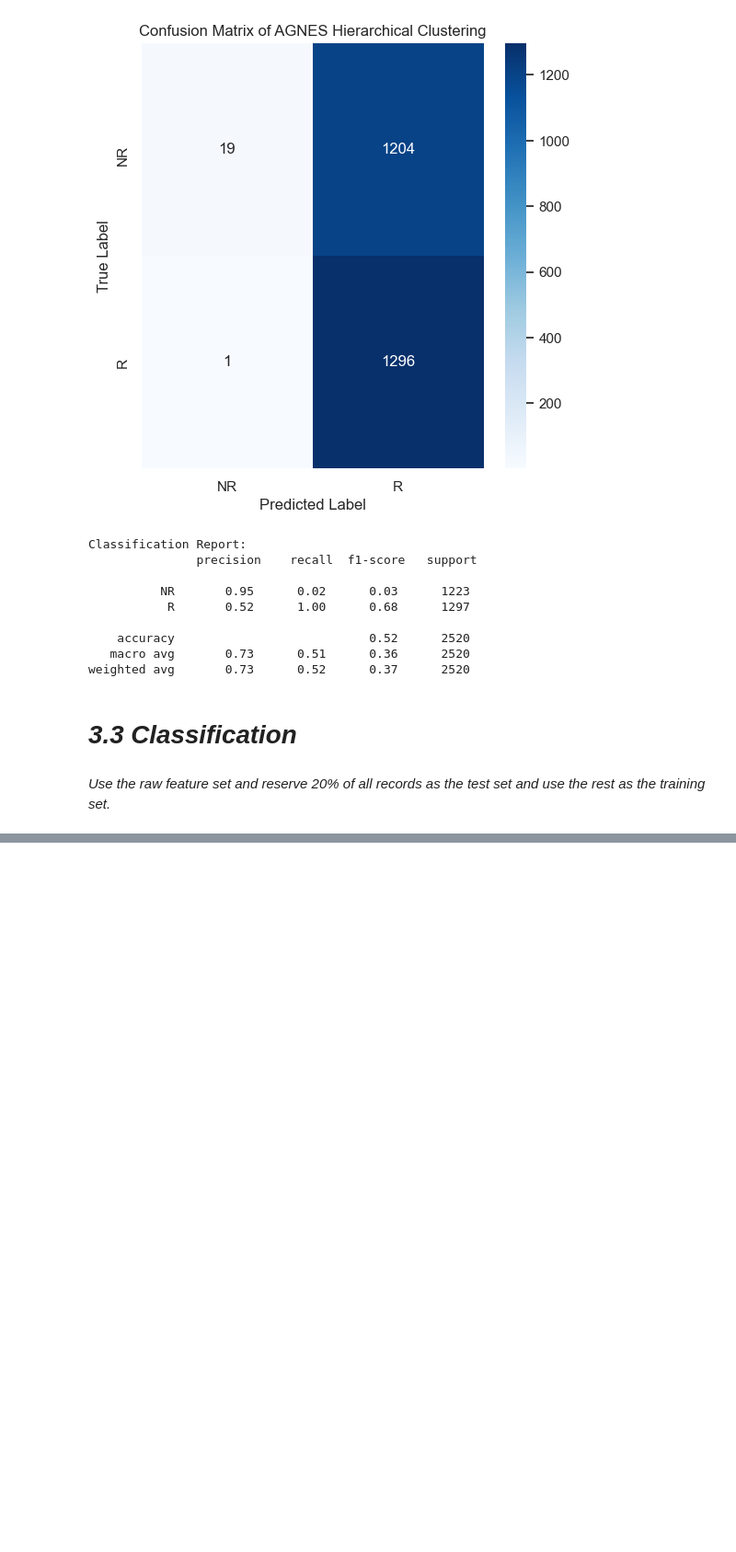
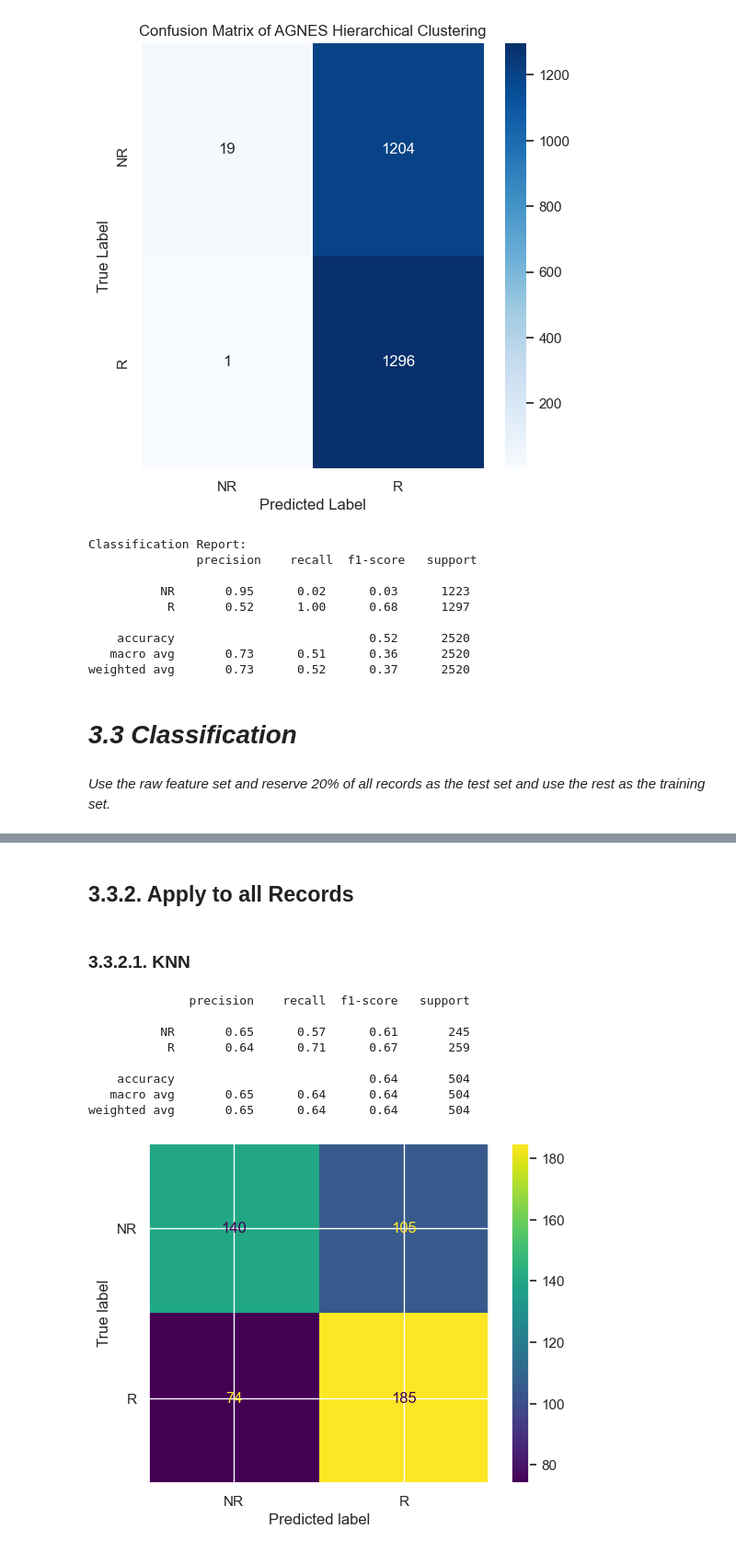
Before and after one commit to MengqiLI0907/Advanced-Spatial-Analysis, a Jupyter notebook: Assignment1.ipynb, the cells around one changed output, grey strips where cells are left out. Shown at 92% size. Saved outputs shown, nothing was run; the diff lists cells and outputs as text; code cells hidden in the pictures; blank space fills up the shorter version.

```diff
--- a/Assignment1.ipynb
+++ b/Assignment1.ipynb
@@ -927,0 +765,5 @@ NameError: name 'results_ann' is not defined
+# %%
+# Feature scaling (important for kNN and ANN)
+scaler = StandardScaler()
+X_train_scaled = scaler.fit_transform(X_train)
+X_test_scaled = scaler.transform(X_test)
@@ -927,0 +812,24 @@ NameError: name 'results_ann' is not defined
+# %%
+# Setup K-Fold
+kfold = KFold(n_splits=10, shuffle=True, random_state=42)
+
+# Dictionary to store best estimators
+best_estimators = {}
+
+# Process each model
+for name, (model, params) in models_params.items():
+    print(f"Processing {name}...")
+    starttime = time.time()
+    clf = GridSearchCV(estimator=model, param_grid=params, cv=kfold, scoring='accuracy', n_jobs=-1)
+    clf.fit(X_train_scaled, y_train)
+    best_estimators[name] = clf.best_estimator_
+    print(f"Best parameters for {name}: {clf.best_params_}")
+    print(f"Best cross-validation accuracy: {clf.best_score_:.2f}")
+    # Check for overfitting
+    train_score = accuracy_score(y_train, clf.predict(X_train_scaled))
+    test_score = accuracy_score(y_test, clf.predict(X_test_scaled))
+    endtime = time.time()
+    process_duration = endtime - starttime
+    print(f"Training score: {train_score:.2f}, Test score: {test_score:.2f}")
+    print(f"Process duration: {process_duration:.2f} seconds")
+    print('----------------------------------------------------------------------')
@@ -927,0 +854,2 @@ NameError: name 'results_ann' is not defined
+# %% [markdown]
+## **3.3.2. Apply to all Records**
@@ -927,0 +858,24 @@ NameError: name 'results_ann' is not defined
+# %% [markdown]
+### **3.3.2.1. KNN**
+# %%
+# Set up the KNN classifier
+knn_cls = KNeighborsClassifier(algorithm='auto', n_neighbors= 7, weights= 'uniform')
+knn_cls.fit(X_train_scaled, y_train)
+knn_cls.score(X_test_scaled, y_test)
+# make prediction given new unlabeled data (test set)
+y_pred_knn = knn_cls.predict(X_test_scaled)
+cm = confusion_matrix(y_test, y_pred_knn, labels=knn_cls.classes_)
+# visualize the confusion matrix
+disp = ConfusionMatrixDisplay(confusion_matrix=cm, display_labels=knn_cls.classes_)
+disp.plot()
+print(classification_report(y_test, y_pred_knn, target_names=np.unique(y_test)))
+# %% [output]
+              precision    recall  f1-score   support
+
+          NR       0.65      0.57      0.61       245
+           R       0.64      0.71      0.67       259
+
+    accuracy                           0.64       504
+   macro avg       0.65      0.64      0.64       504
+weighted avg       0.65      0.64      0.64       504
+[figure, added]
```
Also changed, not shown: parts of 37 cells of this notebook, 1 other file.
